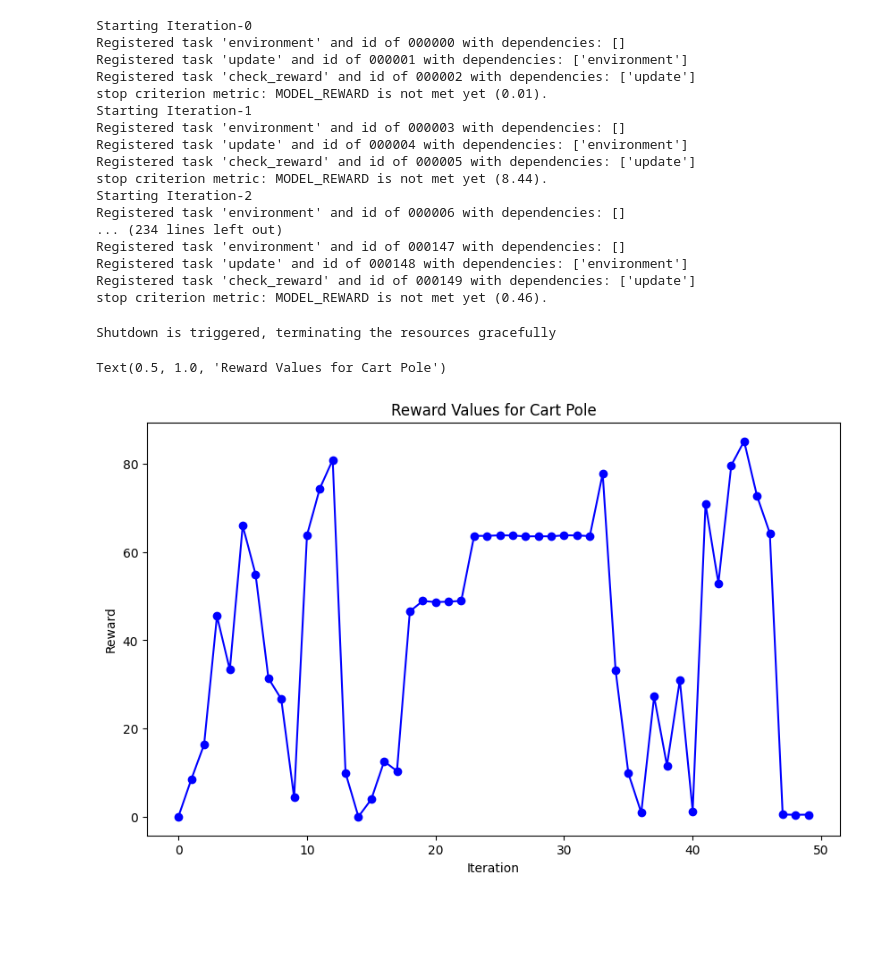
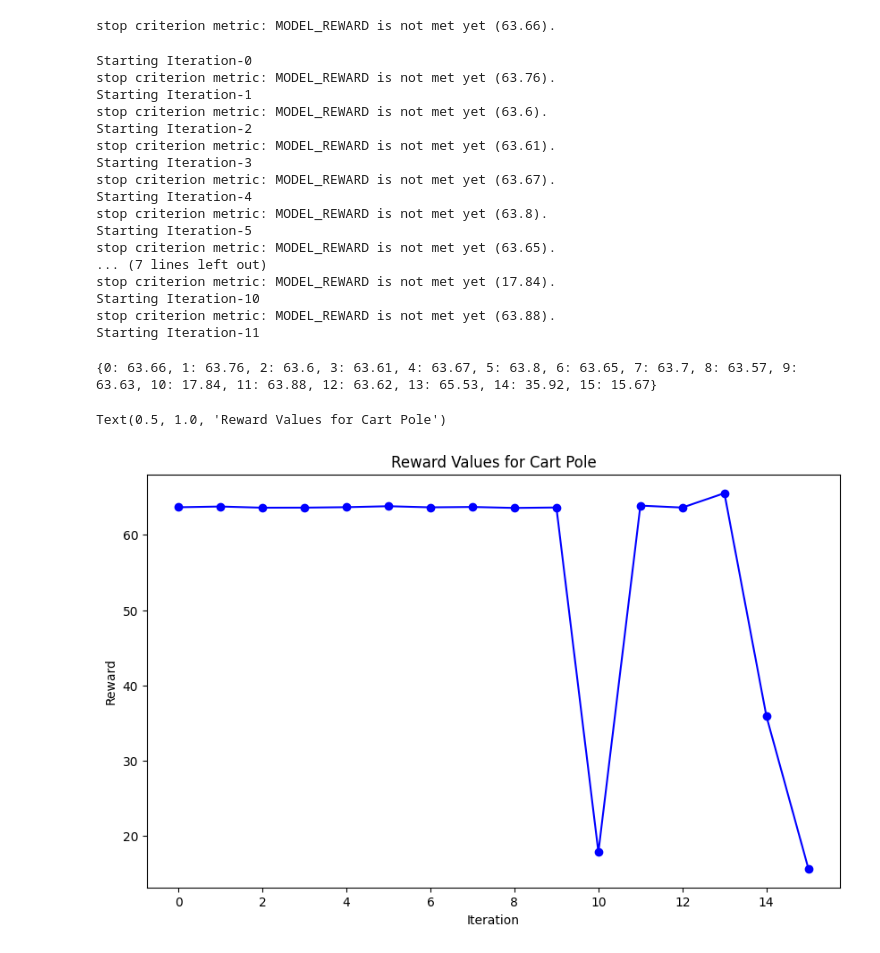
Before and after one commit to radical-cybertools/ROSE, a Jupyter notebook: examples/reinforcement_learn/mujoco/mujocolearning.ipynb, the cells around one changed output. Saved outputs shown, nothing was run; the diff lists cells and outputs as text; code cells hidden in the pictures; blank space fills up the shorter version.

```diff
--- a/examples/reinforcement_learn/mujoco/mujocolearning.ipynb
+++ b/examples/reinforcement_learn/mujoco/mujocolearning.ipynb
@@ -15,7 +10,8 @@ from rose.metrics import GREATER_THAN_THRESHOLD
 # %%
-engine = ResourceEngine({'runtime': 30,
-                         'resource': 'local.localhost'})
-rl = SequentialReinforcementLearner(engine)
+execution_backend = RadicalExecutionBackend({'resource': 'local.localhost'})
+asyncflow = WorkflowEngine(execution_backend, jupyter_async=True)
+rl = SequentialReinforcementLearner(asyncflow)
+
 code_path = f'{sys.executable} {os.getcwd()}'
 data_path = os.path.join(os.getcwd(), 'data')
 os.makedirs(data_path, exist_ok=True)
@@ -54,43 +34,43 @@ def check_reward(*args):
 # %%
-env = environment()
-upd = update()
-stop_cond = check_reward()
+env = await environment()
+upd = await update()
+stop_cond = await check_reward()
+# %% [output]
+stop criterion metric: MODEL_REWARD is not met yet (63.66).
 # %%
-rl.learn(max_iter=50)
+await rl.learn(max_iter=15)
 # %% [output]
 Starting Iteration-0
-Registered task 'environment' and id of 000000 with dependencies: []
-Registered task 'update' and id of 000001 with dependencies: ['environment']
-Registered task 'check_reward' and id of 000002 with dependencies: ['update']
-stop criterion metric: MODEL_REWARD is not met yet (0.01).
+stop criterion metric: MODEL_REWARD is not met yet (63.76).
 Starting Iteration-1
-Registered task 'environment' and id of 000003 with dependencies: []
-Registered task 'update' and id of 000004 with dependencies: ['environment']
-Registered task 'check_reward' and id of 000005 with dependencies: ['update']
-stop criterion metric: MODEL_REWARD is not met yet (8.44).
+stop criterion metric: MODEL_REWARD is not met yet (63.6).
 Starting Iteration-2
-Registered task 'environment' and id of 000006 with dependencies: []
-... (234 lines left out)
-Registered task 'environment' and id of 000147 with dependencies: []
-Registered task 'update' and id of 000148 with dependencies: ['environment']
-Registered task 'check_reward' and id of 000149 with dependencies: ['update']
-stop criterion metric: MODEL_REWARD is not met yet (0.46).
+stop criterion metric: MODEL_REWARD is not met yet (63.61).
+Starting Iteration-3
+stop criterion metric: MODEL_REWARD is not met yet (63.67).
+Starting Iteration-4
+stop criterion metric: MODEL_REWARD is not met yet (63.8).
+Starting Iteration-5
+stop criterion metric: MODEL_REWARD is not met yet (63.65).
+... (7 lines left out)
+stop criterion metric: MODEL_REWARD is not met yet (17.84).
+Starting Iteration-10
+stop criterion metric: MODEL_REWARD is not met yet (63.88).
+Starting Iteration-11
 # %%
-engine.shutdown()
+await rl.shutdown()
-# %% [output]
-Shutdown is triggered, terminating the resources gracefully
 # %%
 import matplotlib.pyplot as plt
-reward_values = rl.get_result(task_name='check_reward')
-reward_values = [float(reward.strip()) for reward in reward_values]
-
+reward_values = rl.get_metric_results()
+print(reward_values)
 plt.figure(figsize=(10, 6))
-plt.plot(reward_values, marker='o', color='b', linestyle='-', markersize=6)
+plt.plot(reward_values.values(), marker='o', color='b', linestyle='-', markersize=6)
 
 # Add labels and title
 plt.xlabel('Iteration')
 plt.ylabel('Reward')
 plt.title('Reward Values for Cart Pole')
 # %% [output]
-Text(0.5, 1.0, 'Reward Values for Cart Pole')
+{0: 63.66, 1: 63.76, 2: 63.6, 3: 63.61, 4: 63.67, 5: 63.8, 6: 63.65, 7: 63.7, 8: 63.57, 9: 63.63, 10: 17.84, 11: 63.88, 12: 63.62, 13: 65.53, 14: 35.92, 15: 15.67}
+Text(0.5, 1.0, 'Reward Values for Cart Pole')
-[figure, old version]
+[figure, new version]
```
Also changed, not shown: parts of 4 cells of this notebook, 3 other files.
